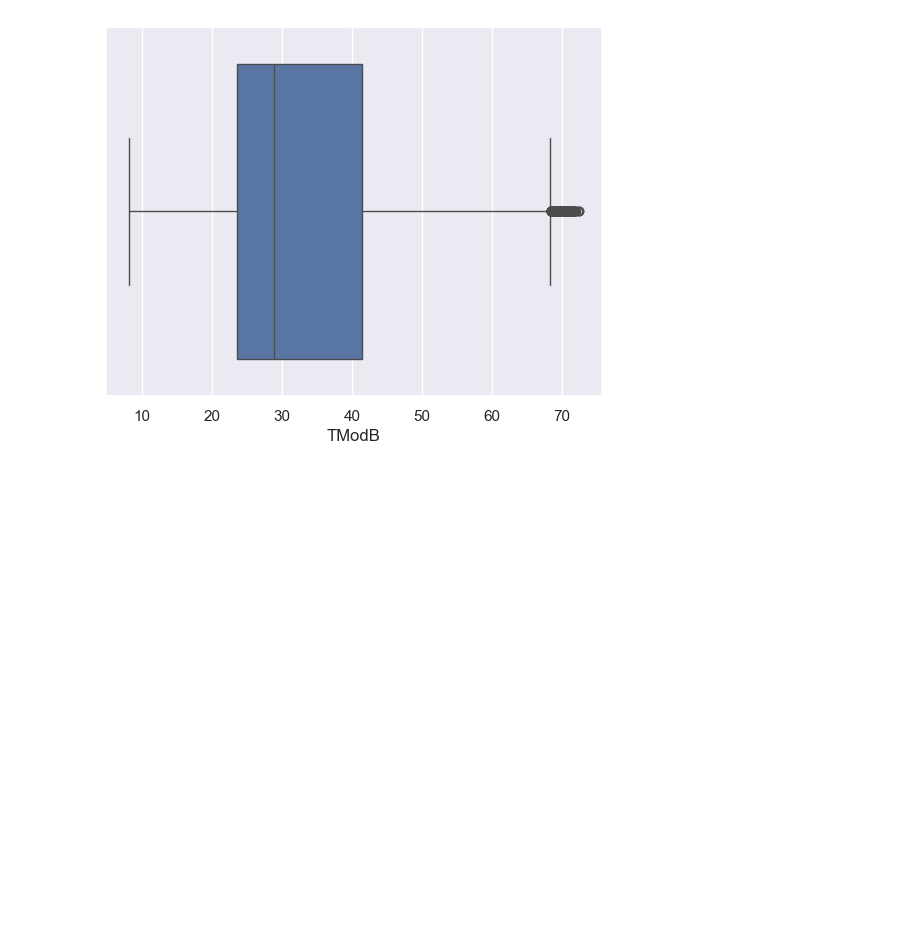
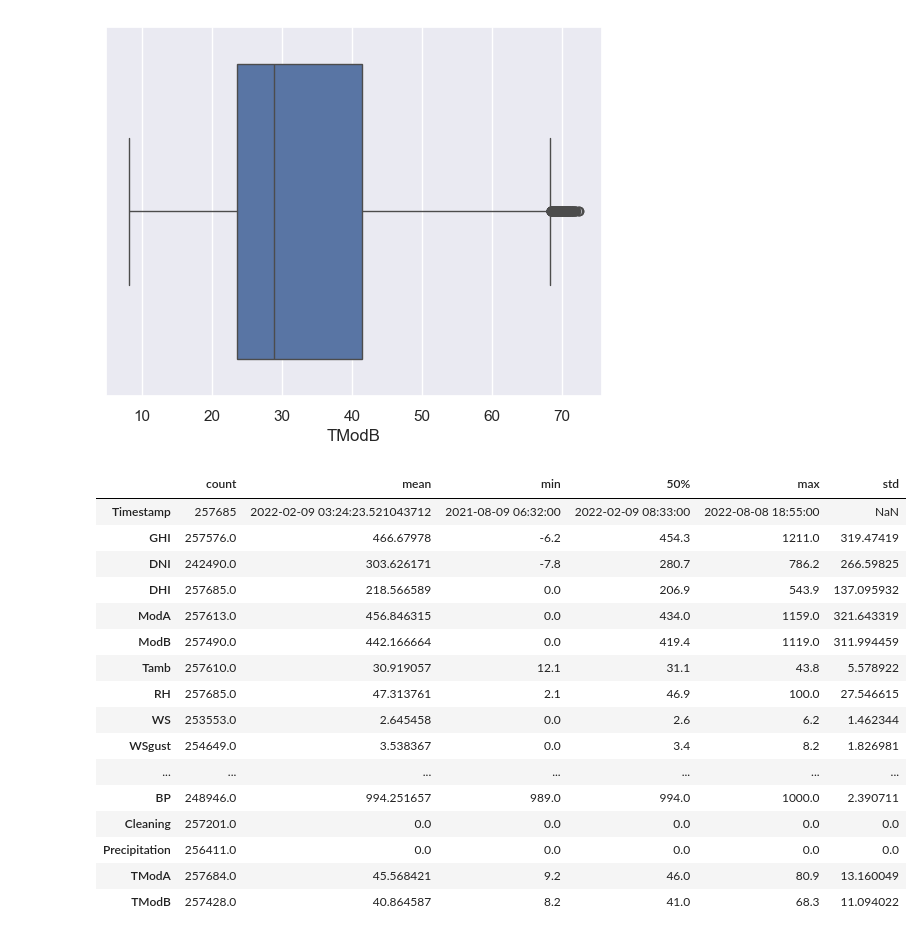
Before and after one commit to KalTadesse9/project_moonlight, a Jupyter notebook: notebooks/AnalysisOnSolarRadiations_Benin.ipynb, the cells around one changed output. Cells and saved outputs as stored; diff of their text form; code cells hidden in the pictures; blank space fills up the shorter version.

```diff
--- a/notebooks/AnalysisOnSolarRadiations_Benin.ipynb
+++ b/notebooks/AnalysisOnSolarRadiations_Benin.ipynb
@@ -426,3 +426,23 @@ sns.boxplot(x=benin_df['TModB'])
 # %% [output]
 <Axes: xlabel='TModB'>
 [figure]
+# %%
+df_corrected.describe(percentiles=[0.5]).T
+# %% [output]
+|  | count | mean | min | 50% | max | std |
+| Timestamp | 257685 | 2022-02-09 03:24:23.521043712 | 2021-08-09 06:32:00 | 2022-02-09 08:33:00 | 2022-08-08 18:55:00 | NaN |
+| GHI | 257576.0 | 466.67978 | -6.2 | 454.3 | 1211.0 | 319.47419 |
+| DNI | 242490.0 | 303.626171 | -7.8 | 280.7 | 786.2 | 266.59825 |
+| DHI | 257685.0 | 218.566589 | 0.0 | 206.9 | 543.9 | 137.095932 |
+| ModA | 257613.0 | 456.846315 | 0.0 | 434.0 | 1159.0 | 321.643319 |
+| ModB | 257490.0 | 442.166664 | 0.0 | 419.4 | 1119.0 | 311.994459 |
+| Tamb | 257610.0 | 30.919057 | 12.1 | 31.1 | 43.8 | 5.578922 |
+| RH | 257685.0 | 47.313761 | 2.1 | 46.9 | 100.0 | 27.546615 |
+| WS | 253553.0 | 2.645458 | 0.0 | 2.6 | 6.2 | 1.462344 |
+| WSgust | 254649.0 | 3.538367 | 0.0 | 3.4 | 8.2 | 1.826981 |
+| ... | ... | ... | ... | ... | ... | ... |
+| BP | 248946.0 | 994.251657 | 989.0 | 994.0 | 1000.0 | 2.390711 |
+| Cleaning | 257201.0 | 0.0 | 0.0 | 0.0 | 0.0 | 0.0 |
+| Precipitation | 256411.0 | 0.0 | 0.0 | 0.0 | 0.0 | 0.0 |
+| TModA | 257684.0 | 45.568421 | 9.2 | 46.0 | 80.9 | 13.160049 |
+| TModB | 257428.0 | 40.864587 | 8.2 | 41.0 | 68.3 | 11.094022 |
```
Also changed, not shown: parts of 1 cell of this notebook, 2 other files.
